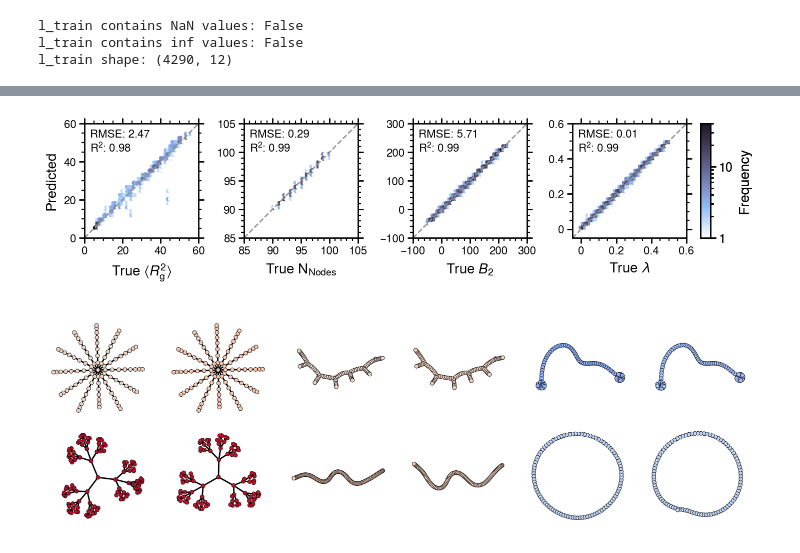
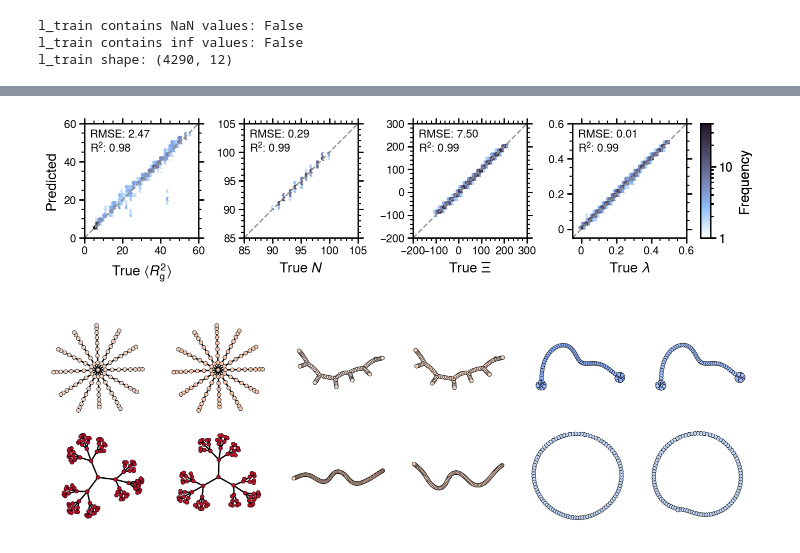
Before and after one commit to webbtheosim/cg-topo-solv, a Jupyter notebook: notebook/vae_result.ipynb, the cells around one changed output, grey strips where cells are left out. Cells and saved outputs as stored; diff of their text form; code cells hidden in the pictures.

```diff
--- a/notebook/vae_result.ipynb
+++ b/notebook/vae_result.ipynb
@@ -125,18 +125,18 @@ desc_gnn_cnn_20240816_8_val_decoder_acc_True_True_1.0_[1.0, 100.0, 100.0]_0.005_
 # %%
 labels = [
     r"$\langle \mathit{R}_{\mathrm{g}}^2 \rangle$",
-    r"$N_{\mathrm{Nodes}}$",
-    r"$\mathit{B}_2$",
+    r"$\mathit{N}$",
+    r"$\mathit{\Xi}$",
     r"$\mathit{\lambda}$",
 ]
 
 ticks = [
     [0, 20, 40, 60],
     [85, 90, 95, 100, 105],
-    [-100, 0, 100, 200, 300],
+    [-200, -100, 0, 100, 200, 300],
     [0.0, 0.2, 0.4, 0.6],
 ]
-lims = [[0, 60], [85, 105], [-100, 300], [-0.05, 0.6]]
+lims = [[0, 60], [85, 105], [-200, 300], [-0.05, 0.6]]
 
 fig, ax = pplt.subplots(journal="nat2", refaspect=1, ncols=4, share=False)
 
@@ -167,34 +167,34 @@ for i in range(y_true.shape[1]):
         ylim=lims[i],
         xlabel="True " + labels[i],
         ylabel="Predicted" if i == 0 else None,
     )
 
     ax[i].text(
         0.05,
         0.95,
         f"RMSE: {rmse:.2f}\n$R^2$: {r2:.2f}",#\nPearson r: {pearson_r:.2f}",
         ha="left",
         va="top",
         transform=ax[i].transAxes,
         fontsize=8,
         bbox=dict(facecolor="none", alpha=0.8, edgecolor="none"),)
 
 cb = fig.colorbar(
         im,
         ax=ax[3],
         label="Frequency",
         labelsize=10,
         extend="both",
         width=0.1,
     )
 
 log_locator = LogLocator(base=10, subs="auto", numticks=10)
 
 cb.ax.yaxis.set_minor_locator(log_locator)
 cb.ax.tick_params(axis="both", which="both", width=1.0)
 cb.outline.set_linewidth(1.0)
 # %% [output]
-[figure, old version]
+[figure, new version]
 # %%
 fig, ax = pplt.subplots(ncols=6, nrows=2, journal="nat2", refaspect=1, hspace=0.0)
 
```
Also changed, not shown: parts of 3 cells of this notebook, 5 other files.
